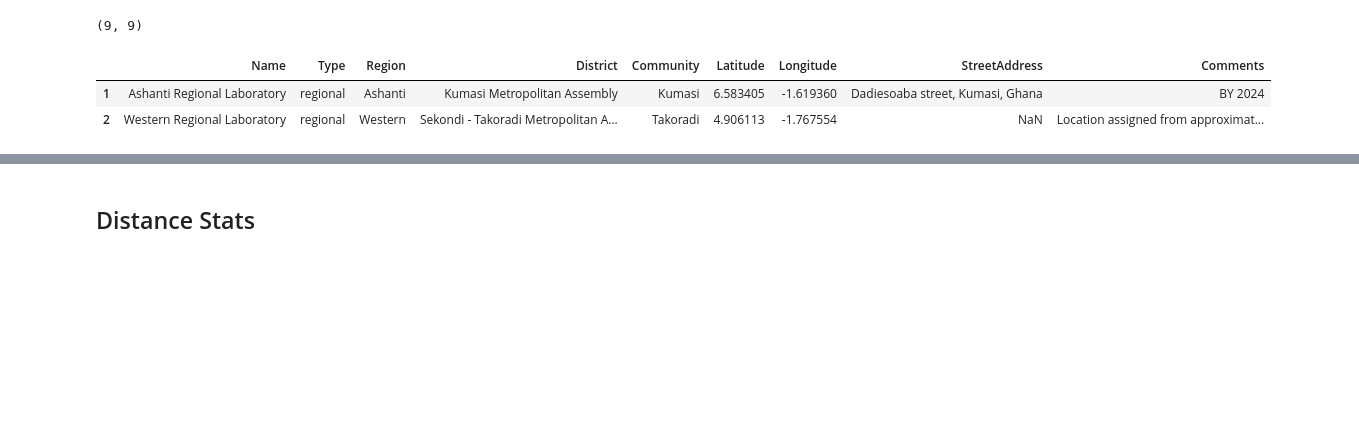
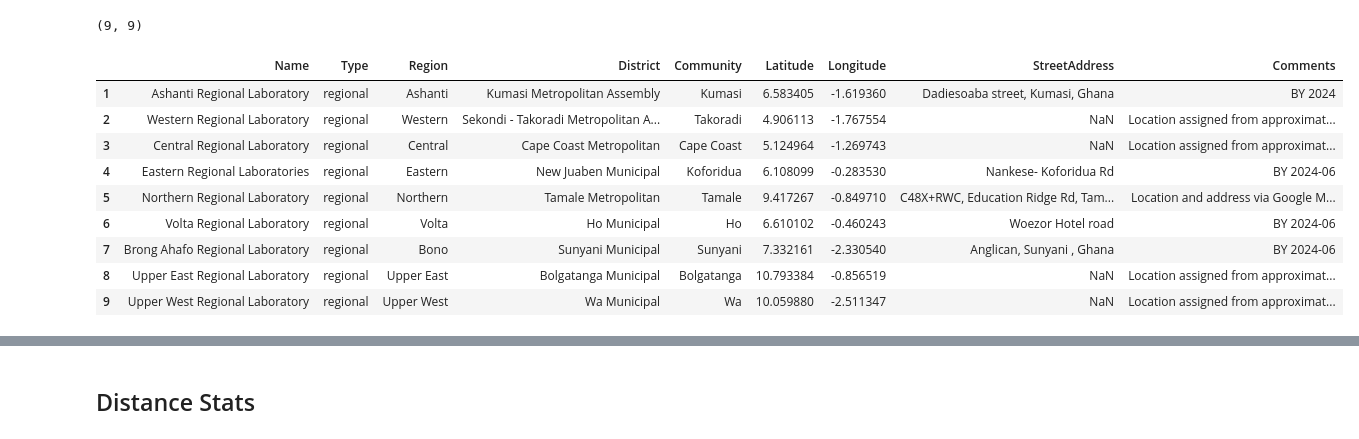
Before and after one commit to duncan-aquaya/py-sandbox, a Jupyter notebook: assurance-fund/Community-Lab-Distances.ipynb, the cells around one changed output, grey strips where cells are left out. Saved outputs shown, nothing was run; the diff lists cells and outputs as text; code cells hidden in the pictures; blank space fills up the shorter version.

```diff
--- a/assurance-fund/Community-Lab-Distances.ipynb
+++ b/assurance-fund/Community-Lab-Distances.ipynb
@@ -31,11 +32,18 @@ labs_df.shape
 # %% [output]
 (9, 9)
 # %%
-labs_df.head(2)
+labs_df
 # %% [output]
 |  | Name | Type | Region | District | Community | Latitude | Longitude | StreetAddress | Comments |
 | 1 | Ashanti Regional Laboratory | regional | Ashanti | Kumasi Metropolitan Assembly | Kumasi | 6.583405 | -1.619360 | Dadiesoaba street, Kumasi, Ghana | BY 2024 |
 | 2 | Western Regional Laboratory | regional | Western | Sekondi - Takoradi Metropolitan A... | Takoradi | 4.906113 | -1.767554 | NaN | Location assigned from approximat... |
+| 3 | Central Regional Laboratory | regional | Central | Cape Coast Metropolitan | Cape Coast | 5.124964 | -1.269743 | NaN | Location assigned from approximat... |
+| 4 | Eastern Regional Laboratories | regional | Eastern | New Juaben Municipal | Koforidua | 6.108099 | -0.283530 | Nankese- Koforidua Rd | BY 2024-06 |
+| 5 | Northern Regional Laboratory | regional | Northern | Tamale Metropolitan | Tamale | 9.417267 | -0.849710 | C48X+RWC, Education Ridge Rd, Tam... | Location and address via Google M... |
+| 6 | Volta Regional Laboratory | regional | Volta | Ho Municipal | Ho | 6.610102 | -0.460243 | Woezor Hotel road | BY 2024-06 |
+| 7 | Brong Ahafo Regional Laboratory | regional | Bono | Sunyani Municipal | Sunyani | 7.332161 | -2.330540 | Anglican, Sunyani , Ghana | BY 2024-06 |
+| 8 | Upper East Regional Laboratory | regional | Upper East | Bolgatanga Municipal | Bolgatanga | 10.793384 | -0.856519 | NaN | Location assigned from approximat... |
+| 9 | Upper West Regional Laboratory | regional | Upper West | Wa Municipal | Wa | 10.059880 | -2.511347 | NaN | Location assigned from approximat... |
 # %%
 comms_df = pd.read_excel(comms_file)
 comms_df.shape
```
Also changed, not shown: parts of 24 cells of this notebook, 6 other files.
